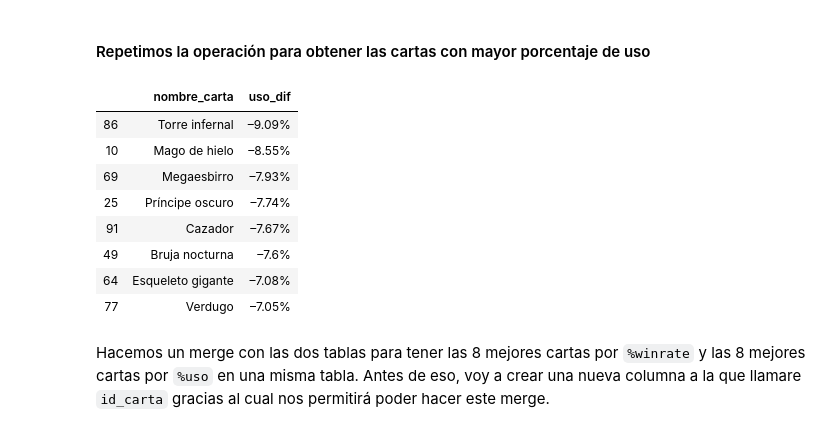
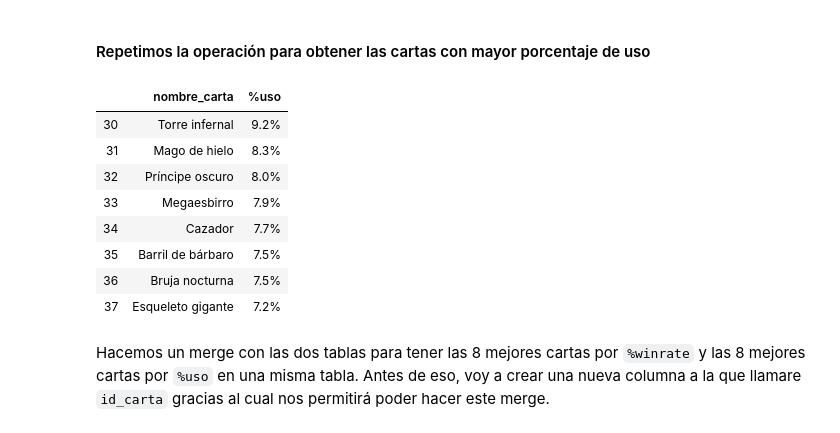
Before and after one commit to ta-datapt-bcn/project-web, a Jupyter notebook: Clash Royale Project.ipynb, the cells around one changed output. Drawn from its saved outputs; the diff is of its cells as text; code cells hidden in the pictures.

```diff
--- a/Clash Royale Project.ipynb
+++ b/Clash Royale Project.ipynb
@@ -138,20 +160,20 @@ top8_winrate_cards
 # %% [markdown]
 #### Repetimos la operación para obtener las cartas con mayor porcentaje de uso
 # %%
-mostused_cards_df_clean = croyale_cards_df[['nombre_carta','uso_dif']]
-mostused_ranking = mostused_cards_df_clean.sort_values(by = 'uso_dif', ascending=False)
+mostused_cards_df_clean = croyale_cards_df[['nombre_carta','%uso']]
+mostused_ranking = mostused_cards_df_clean.sort_values(by = '%uso', ascending=False)
 top8_mostused_cards = mostused_ranking.iloc[:8]
 top8_mostused_cards
 # %% [output]
-|  | nombre_carta | uso_dif |
-| 86 | Torre infernal | –9.09% |
-| 10 | Mago de hielo | –8.55% |
-| 69 | Megaesbirro | –7.93% |
-| 25 | Príncipe oscuro | –7.74% |
-| 91 | Cazador | –7.67% |
-| 49 | Bruja nocturna | –7.6% |
-| 64 | Esqueleto gigante | –7.08% |
-| 77 | Verdugo | –7.05% |
+|  | nombre_carta | %uso |
+| 30 | Torre infernal | 9.2% |
+| 31 | Mago de hielo | 8.3% |
+| 32 | Príncipe oscuro | 8.0% |
+| 33 | Megaesbirro | 7.9% |
+| 34 | Cazador | 7.7% |
+| 35 | Barril de bárbaro | 7.5% |
+| 36 | Bruja nocturna | 7.5% |
+| 37 | Esqueleto gigante | 7.2% |
 # %% [markdown]
 Hacemos un merge con las dos tablas para tener las 8 mejores cartas por `%winrate` y las 8 mejores cartas por `%uso` en una misma tabla.
 Antes de eso, voy a crear una nueva columna a la que llamare `id_carta` gracias al cual nos permitirá poder hacer este merge.
```
Also changed, not shown: parts of 56 cells of this notebook, 5 other files.
